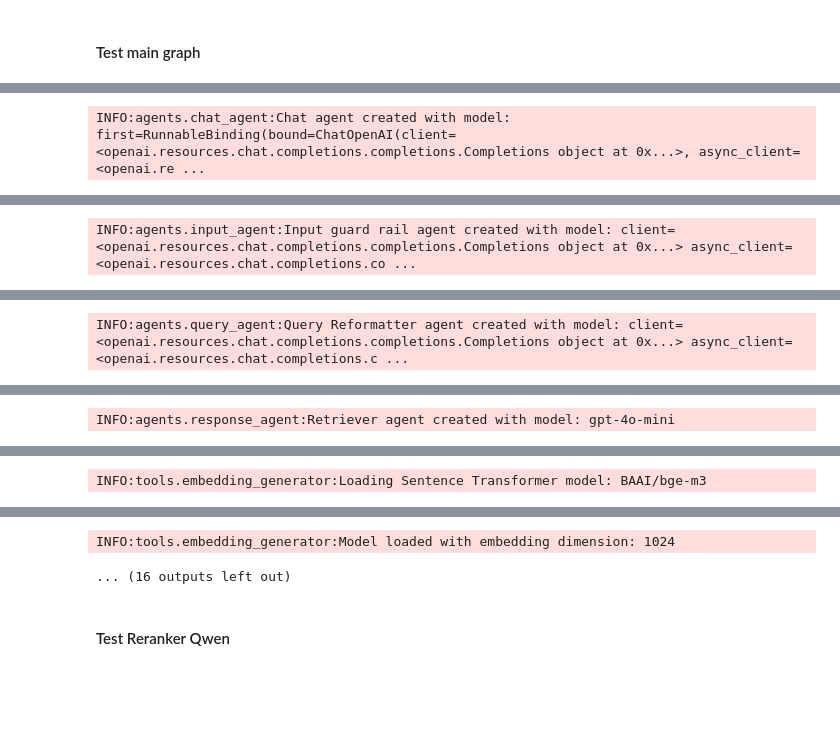
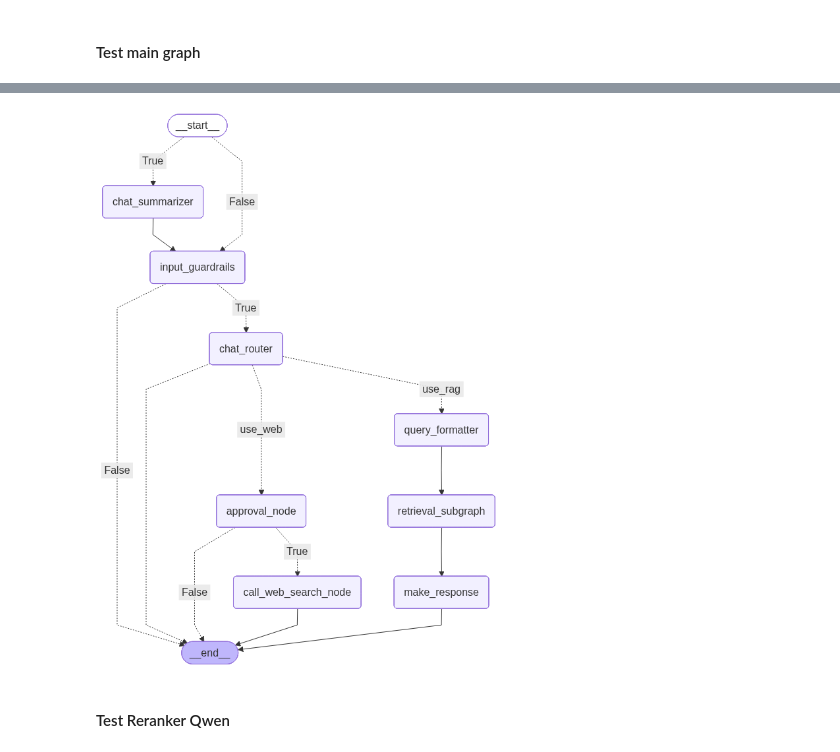
Before and after one commit to Clarenceee/agentic-rag, a Jupyter notebook: service/test.ipynb, the cells around one changed output, grey strips where cells are left out. Cells and saved outputs as stored; diff of their text form; code cells hidden in the pictures; blank space fills up the shorter version.

```diff
--- a/service/test.ipynb
+++ b/service/test.ipynb
@@ -1297,5 +1297,5 @@ from states.graph_states import OverallState, ContextSchema
 import uuid
 # %%
 main_graph = MainGraph().graph
-# display(Image(main_graph.graph.get_graph().draw_mermaid_png()))
+main_graph
 # %% [output]
@@ -1303 +1316,0 @@ main_graph = MainGraph().graph
-INFO:agents.chat_agent:Chat agent created with model: first=RunnableBinding(bound=ChatOpenAI(client=<openai.resources.chat.completions.completions.Completions object at 0x...>, async_client=<openai.re ...
@@ -1305 +1316,0 @@ INFO:agents.chat_agent:Chat agent created with model: first=RunnableBinding(boun
-INFO:agents.input_agent:Input guard rail agent created with model: client=<openai.resources.chat.completions.completions.Completions object at 0x...> async_client=<openai.resources.chat.completions.co ...
@@ -1307 +1316,0 @@ INFO:agents.input_agent:Input guard rail agent created with model: client=<opena
-INFO:agents.query_agent:Query Reformatter agent created with model: client=<openai.resources.chat.completions.completions.Completions object at 0x...> async_client=<openai.resources.chat.completions.c ...
@@ -1309 +1316,0 @@ INFO:agents.query_agent:Query Reformatter agent created with model: client=<open
-INFO:agents.response_agent:Retriever agent created with model: gpt-4o-mini
@@ -1311 +1316,0 @@ INFO:agents.response_agent:Retriever agent created with model: gpt-4o-mini
-INFO:tools.embedding_generator:Loading Sentence Transformer model: BAAI/bge-m3
@@ -1313,2 +1317 @@ INFO:tools.embedding_generator:Loading Sentence Transformer model: BAAI/bge-m3
-INFO:tools.embedding_generator:Model loaded with embedding dimension: 1024
-... (16 outputs left out)
+[figure, added]
```
Also changed, not shown: parts of 13 cells of this notebook.
